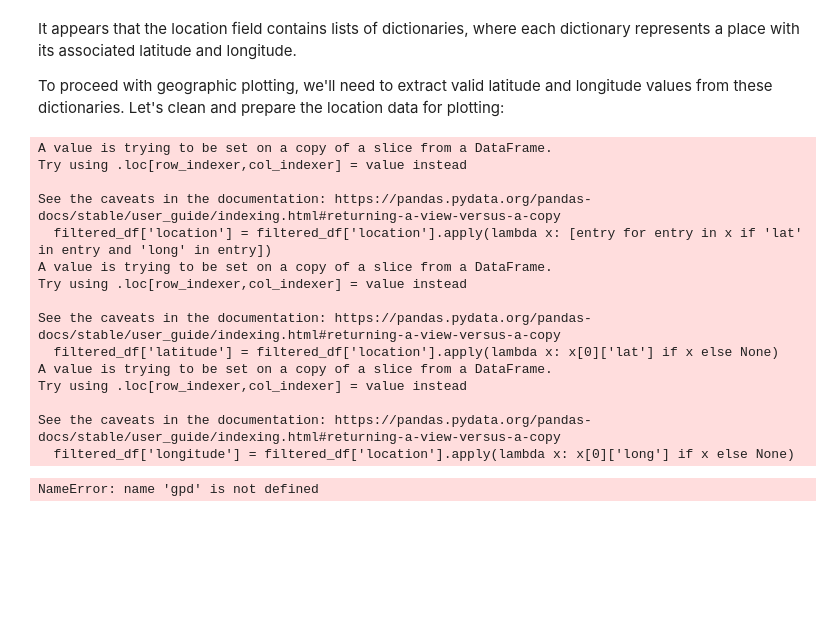
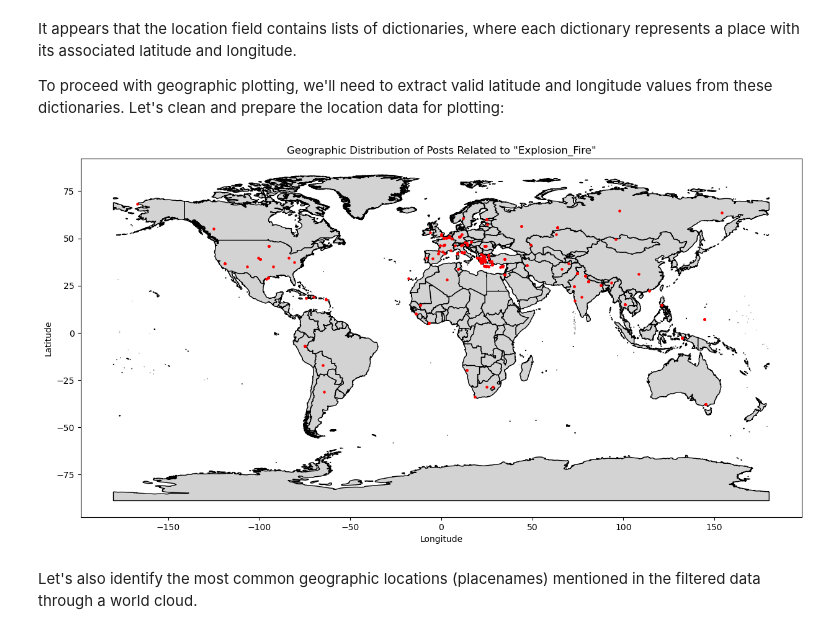
Before and after one commit to AlexEco1/Wildfires_in_Greece, a Jupyter notebook: Hackathon_Tutorial_GreekFires.ipynb, the cells around one changed output. Saved outputs shown, nothing was run; the diff lists cells and outputs as text; code cells hidden in the pictures; blank space fills up the shorter version.

```diff
--- a/Hackathon_Tutorial_GreekFires.ipynb
+++ b/Hackathon_Tutorial_GreekFires.ipynb
@@ -327,0 +326,3 @@ import geopandas as gpd
+# %%
+import geopandas as gpd
+world = gpd.read_file('C:\\Users\\CERTH-ITI\\Documents\\small projects\\Wildfires_in_Greece\\World_Countries_Generalized\\World_Countries_Generalized.shp')
@@ -328,40 +336,21 @@ import geopandas as gpd
 # %%
-# Filter out rows with empty or invalid 'location' values
-filtered_df['location'] = filtered_df['location'].apply(lambda x: [entry for entry in x if 'lat' in entry and 'long' in entry])
-
-# Extract valid latitude and longitude values
-filtered_df['latitude'] = filtered_df['location'].apply(lambda x: x[0]['lat'] if x else None)
-filtered_df['longitude'] = filtered_df['location'].apply(lambda x: x[0]['long'] if x else None)
-
 # Create a new GeoDataFrame with valid coordinates
 gdf = gpd.GeoDataFrame(
     filtered_df, geometry=gpd.points_from_xy(filtered_df.longitude, filtered_df.latitude))
 
 # Set the coordinate reference system (CRS)
 gdf.crs = {'init': 'epsg:4326'}
 
 # Plot the geographic distribution of posts
 fig, ax = plt.subplots(figsize=(15, 10))
-world.boundary.plot(ax=ax, linewidth=1, color='k')
+# Plot the world map
+world.plot(ax=ax, color='lightgray', edgecolor='black')
 gdf.plot(ax=ax, markersize=5, color='red')
 plt.title('Geographic Distribution of Posts Related to "Explosion_Fire"')
 plt.xlabel('Longitude')
 plt.ylabel('Latitude')
 plt.show()
 # %% [output]
-A value is trying to be set on a copy of a slice from a DataFrame.
-Try using .loc[row_indexer,col_indexer] = value instead
-
-See the caveats in the documentation: https://pandas.pydata.org/pandas-docs/stable/user_guide/indexing.html#returning-a-view-versus-a-copy
-  filtered_df['location'] = filtered_df['location'].apply(lambda x: [entry for entry in x if 'lat' in entry and 'long' in entry])
-A value is trying to be set on a copy of a slice from a DataFrame.
-Try using .loc[row_indexer,col_indexer] = value instead
-
-See the caveats in the documentation: https://pandas.pydata.org/pandas-docs/stable/user_guide/indexing.html#returning-a-view-versus-a-copy
-  filtered_df['latitude'] = filtered_df['location'].apply(lambda x: x[0]['lat'] if x else None)
-A value is trying to be set on a copy of a slice from a DataFrame.
-Try using .loc[row_indexer,col_indexer] = value instead
-
-See the caveats in the documentation: https://pandas.pydata.org/pandas-docs/stable/user_guide/indexing.html#returning-a-view-versus-a-copy
-  filtered_df['longitude'] = filtered_df['location'].apply(lambda x: x[0]['long'] if x else None)
-NameError: name 'gpd' is not defined
+[figure, added]
+# %% [markdown]
+Let's also identify the most common geographic locations (placenames) mentioned in the filtered data through a world cloud.
```
Also changed, not shown: parts of 15 cells of this notebook.
